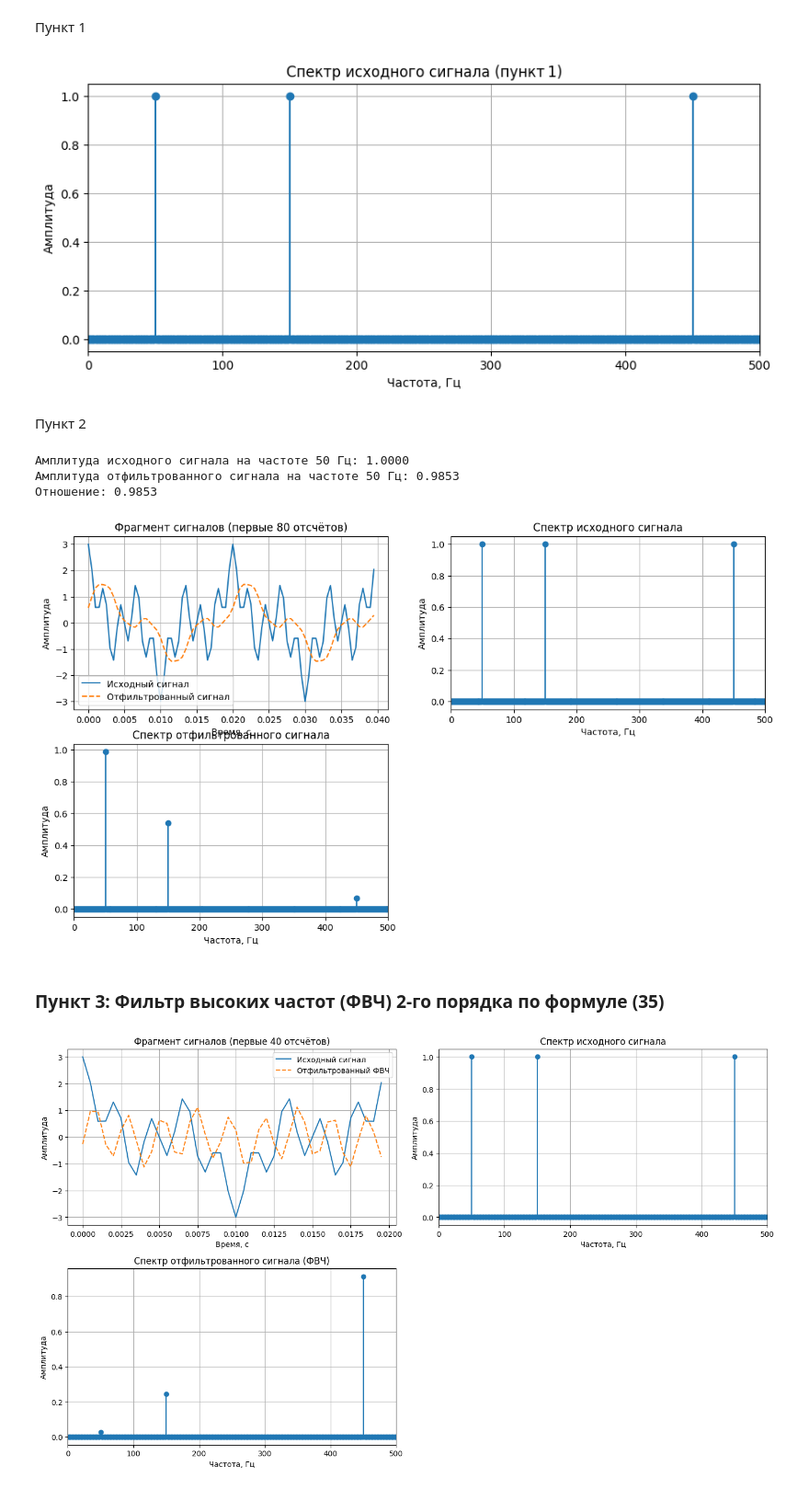
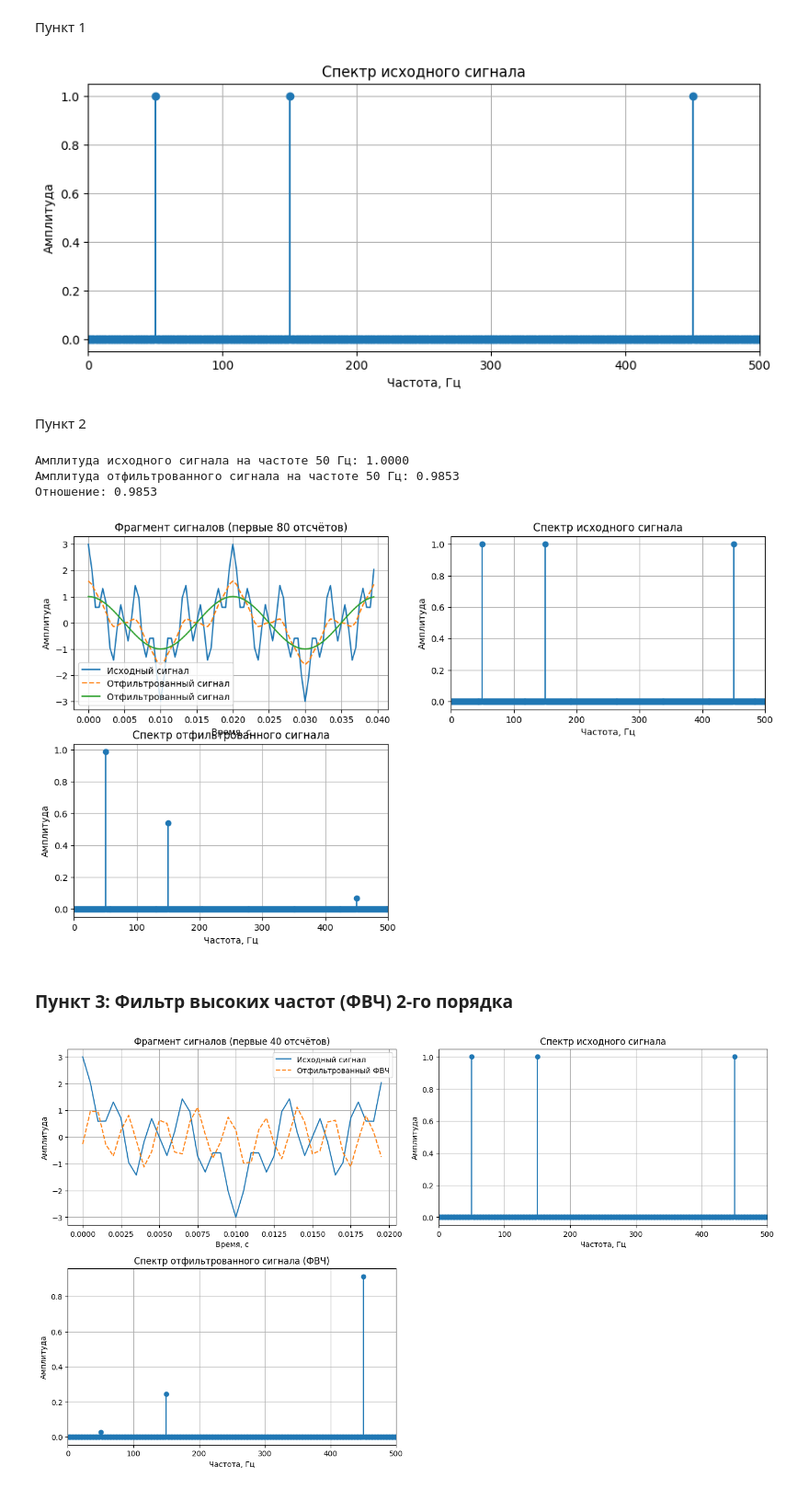
Before and after one commit to KamenevIvan/DPoS, a Jupyter notebook: lab3.ipynb, the cells around one changed output. Shown at 92% size. Drawn from its saved outputs; the diff is of its cells as text; code cells hidden in the pictures.

```diff
--- a/lab3.ipynb
+++ b/lab3.ipynb
@@ -17,6 +17,9 @@ fc = 120
 x = (np.cos(2 * np.pi * f1 * t) +
      np.cos(2 * np.pi * f2 * t) +
      np.cos(2 * np.pi * f3 * t))
+xcl = (np.cos(2 * np.pi * f1 * t) +
+     0*np.cos(2 * np.pi * f2 * t) +
+     0*np.cos(2 * np.pi * f3 * t))
 
 X = np.fft.fft(x)
 freq = np.fft.fftfreq(N, 1/fs)
@@ -27,12 +30,12 @@ pos_idx = freq >= 0
 plt.stem(freq[pos_idx], np.abs(X[pos_idx]) * 2 / N, basefmt=' ')
 plt.xlabel('Частота, Гц')
 plt.ylabel('Амплитуда')
-plt.title('Спектр исходного сигнала (пункт 1)')
+plt.title('Спектр исходного сигнала')
 plt.xlim(0, 500)
 plt.grid(True)
 plt.show()
 # %% [output]
-[figure, old version]
+[figure, new version]
 # %% [markdown]
 Пункт 2
 # %%
@@ -40,7 +43,7 @@ wc = 2 * np.pi * fc
 
 H = wc**2 / (-w**2 + 1j * np.sqrt(2) * wc * w + wc**2)
 
-Y = X * H
+Y = X * np.abs(H)
 
 y = np.fft.ifft(Y).real
 # %%
@@ -50,6 +53,7 @@ plt.figure(figsize=(14, 12))
 plt.subplot(3, 2, 1)
 plt.plot(t[:80], x[:80], label='Исходный сигнал')
 plt.plot(t[:80], y[:80], '--', label='Отфильтрованный сигнал')
+plt.plot(t[:80], xcl[:80], '-', label='Отфильтрованный сигнал')
 plt.xlabel('Время, с')
 plt.ylabel('Амплитуда')
 plt.title('Фрагмент сигналов (первые 80 отсчётов)')
@@ -60,36 +64,36 @@ plt.grid(True)
 plt.subplot(3, 2, 2)
 pos_idx = freq >= 0
 plt.stem(freq[pos_idx], np.abs(X[pos_idx]) * 2 / N, basefmt=' ')
 plt.xlabel('Частота, Гц')
 plt.ylabel('Амплитуда')
 plt.title('Спектр исходного сигнала')
 plt.xlim(0, 500)
 plt.grid(True)
 
 
 plt.subplot(3, 2, 3)
 plt.stem(freq[pos_idx], np.abs(Y[pos_idx]) * 2 / N, basefmt=' ')
 plt.xlabel('Частота, Гц')
 plt.ylabel('Амплитуда')
 plt.title('Спектр отфильтрованного сигнала')
 plt.xlim(0, 500)
 plt.grid(True)
 
 
 idx_50 = np.argmin(np.abs(freq - 50))
 A_orig = np.abs(X[idx_50]) * 2 / N
 A_filt = np.abs(Y[idx_50]) * 2 / N
 
 print(f'Амплитуда исходного сигнала на частоте 50 Гц: {A_orig:.4f}')
 print(f'Амплитуда отфильтрованного сигнала на частоте 50 Гц: {A_filt:.4f}')
 print(f'Отношение: {A_filt/A_orig:.4f}')
 # %% [output]
 Амплитуда исходного сигнала на частоте 50 Гц: 1.0000
 Амплитуда отфильтрованного сигнала на частоте 50 Гц: 0.9853
 Отношение: 0.9853
-[figure, old version]
+[figure, new version]
 # %% [markdown]
-### Пункт 3: Фильтр высоких частот (ФВЧ) 2-го порядка по формуле (35)
+### Пункт 3: Фильтр высоких частот (ФВЧ) 2-го порядка
 # %%
 
 
```
Also changed, not shown: parts of 6 cells of this notebook.
